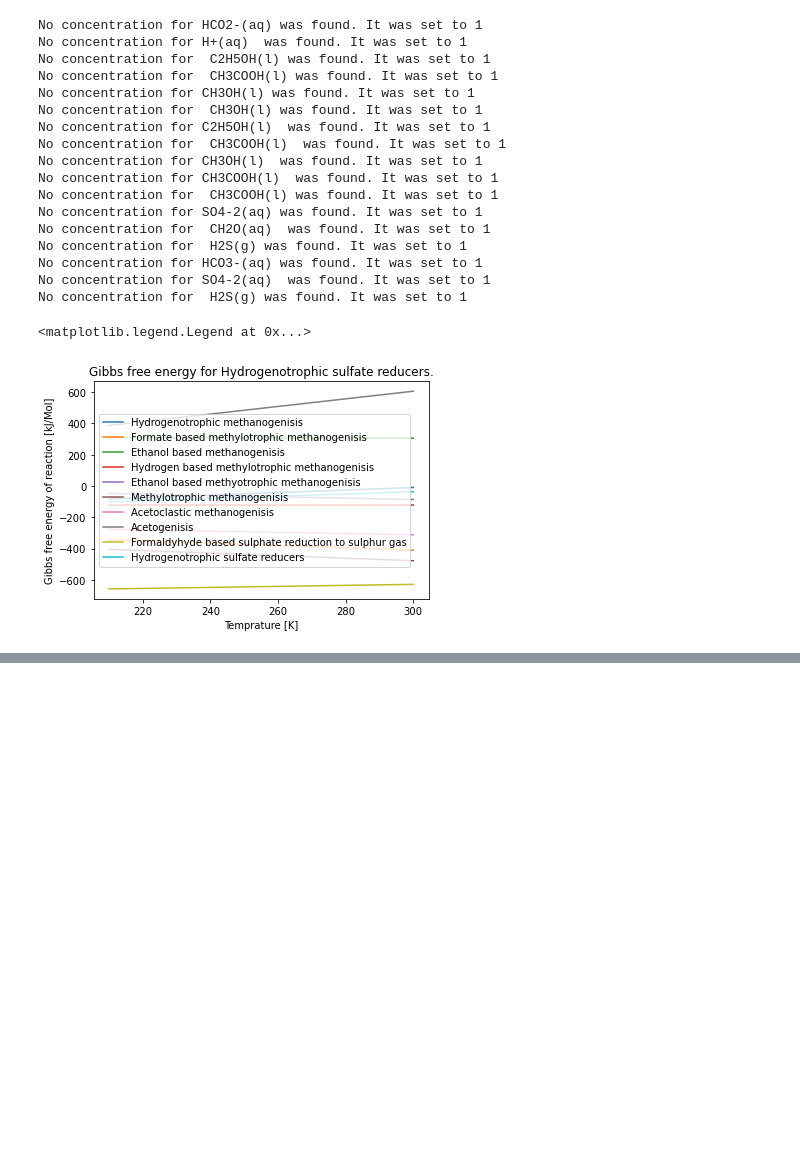
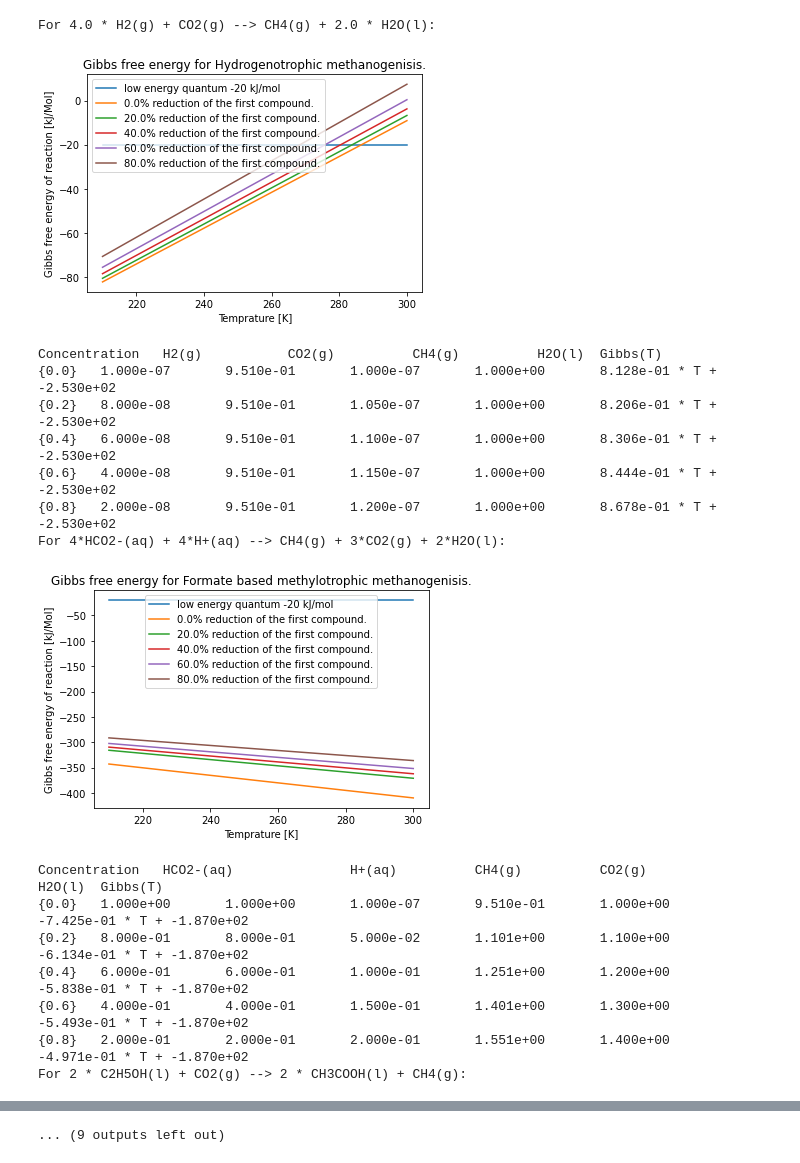
Before and after one commit to DylanDVerburg/GFEC, a Jupyter notebook: Gibsfreeenergy.ipynb, the cells around one changed output, grey strips where cells are left out. Saved outputs shown, nothing was run; the diff lists cells and outputs as text; code cells hidden in the pictures; blank space fills up the shorter version.

```diff
--- a/Gibsfreeenergy.ipynb
+++ b/Gibsfreeenergy.ipynb
@@ -124,6 +124,7 @@ class Gibbs_free_energy:
 
 ### Thermodynamic functions ###
     def define_G(self, reaction_matrix):
+
         #This function gives the initial G and H values
         #initialize
         dH = 0
@@ -136,6 +137,7 @@ class Gibbs_free_energy:
             #combine the energies to gain a reaction energy
             dH += reaction_matrix.Stoichiometry[i] * float(Gibbs_values[0])
             dG += reaction_matrix.Stoichiometry[i] * float(Gibbs_values[2])
+            #print(dG, dH)
         return dG, dH
 
     def T_C_comp_linear(self, reaction_matrix, d_G0S, d_H0S, T):
@@ -231,20 +233,24 @@ class Gibbs_free_energy:
         if title == "":
             title = "thin film" + reaction
 
-        plt.figure()
-        plt.title(f'Gibbs free energy for {title}.')
-        plt.plot((T[0], T[-1]),(-20, -20), label = 'low energy quantum -20 kJ/mol') #based on Müller et al 2017, less is possible, but no figure is given for this.
-
-        for i in range(len(sim_range)):
-            plt.plot(T, dGT[i], label = f'{sim_range[i] * 100}% reduction of the first compound.')
-
-        plt.ylabel("Gibbs free energy of reaction [kJ/Mol]")
-        plt.xlabel("Temprature [K]")
-        plt.legend()
+        if show == "d_out":
+            return dGT
 
         if show == "save":
             plt.savefig(f'GFE_C_range_{title}.png')
+
         if show == "show":
+            plt.figure()
+            plt.title(f'Gibbs free energy for {title}.')
+            plt.plot((T[0], T[-1]),(-20, -20), label = 'low energy quantum -20 kJ/mol') #based on Müller et al 2017, less is possible, but no figure is given for this.
+
+            for i in range(len(sim_range)):
+                plt.plot(T, dGT[i], label = f'{sim_range[i] * 100}% reduction of the first compound.')
+
+            plt.ylabel("Gibbs free energy of reaction [kJ/Mol]")
+            plt.xlabel("Temprature [K]")
+            plt.legend()
+
             print(f'For {reaction}:')
             plt.show()
 
@@ -287,8 +293,7 @@ class Gibbs_free_energy:
                 print("{:.3e}".format(a[i]), '* T +', "{:.3e}".format(b[i]), '\\\\')
             print("\end{tabular}")
             print("\end{table}")
-
-        print("")
+            print("")
 # %%
 #define bulk solution based on expirimental P-MRA version
 import numpy as np
@@ -352,30 +357,29 @@ MRA = Gibbs_free_energy(bulk_MRA)
 # %%
 #example calculations
 
 for i in range(len(reactions)):
     #MRA.check_reaction(reactions[i])
-    #MRA.thin_film_simulation(reactions[i], title = titles[i], steps = 5, C_diff = 0.2, Tmin = 210, Tmax = 300, warnings = False, show = 'save' )
-    MRA.plot_for_T(reactions[i], title = titles[i], Tmin = 210, Tmax = 300)
-plt.legend(loc = "center left")
+    MRA.thin_film_simulation(reactions[i], title = titles[i], steps = 5, C_diff = 0.2, Tmin = 210, Tmax = 300, warnings = False, show = 'show' )
+    #MRA.plot_for_T(reactions[i], title = titles[i], Tmin = 210, Tmax = 300)
+
+#plt.legend(loc = "center left")
 #MRA.check_reaction(reactions[0])
 #MRA.give_for_T(reaction, T = [308.15])
 # %% [output]
-No concentration for HCO2-(aq) was found. It was set to 1
-No concentration for H+(aq)  was found. It was set to 1
-No concentration for  C2H5OH(l) was found. It was set to 1
-No concentration for  CH3COOH(l) was found. It was set to 1
-No concentration for CH3OH(l) was found. It was set to 1
-No concentration for  CH3OH(l) was found. It was set to 1
-No concentration for C2H5OH(l)  was found. It was set to 1
-No concentration for  CH3COOH(l)  was found. It was set to 1
-No concentration for CH3OH(l)  was found. It was set to 1
-No concentration for CH3COOH(l)  was found. It was set to 1
-No concentration for  CH3COOH(l) was found. It was set to 1
-No concentration for SO4-2(aq) was found. It was set to 1
-No concentration for  CH2O(aq)  was found. It was set to 1
-No concentration for  H2S(g) was found. It was set to 1
-No concentration for HCO3-(aq) was found. It was set to 1
-No concentration for SO4-2(aq)  was found. It was set to 1
-No concentration for  H2S(g) was found. It was set to 1
+For 4.0 * H2(g) + CO2(g) --> CH4(g) + 2.0 * H2O(l):
+[figure, new version]
-<matplotlib.legend.Legend at 0x...>
+Concentration   H2(g)           CO2(g)          CH4(g)          H2O(l)  Gibbs(T)
+{0.0}   1.000e-07       9.510e-01       1.000e-07       1.000e+00       8.128e-01 * T + -2.530e+02
+{0.2}   8.000e-08       9.510e-01       1.050e-07       1.000e+00       8.206e-01 * T + -2.530e+02
+{0.4}   6.000e-08       9.510e-01       1.100e-07       1.000e+00       8.306e-01 * T + -2.530e+02
+{0.6}   4.000e-08       9.510e-01       1.150e-07       1.000e+00       8.444e-01 * T + -2.530e+02
+{0.8}   2.000e-08       9.510e-01       1.200e-07       1.000e+00       8.678e-01 * T + -2.530e+02
+For 4*HCO2-(aq) + 4*H+(aq) --> CH4(g) + 3*CO2(g) + 2*H2O(l):
-[figure, old version]
+[figure, added]
+Concentration   HCO2-(aq)               H+(aq)          CH4(g)          CO2(g)          H2O(l)  Gibbs(T)
+{0.0}   1.000e+00       1.000e+00       1.000e-07       9.510e-01       1.000e+00       -7.425e-01 * T + -1.870e+02
+{0.2}   8.000e-01       8.000e-01       5.000e-02       1.101e+00       1.100e+00       -6.134e-01 * T + -1.870e+02
+{0.4}   6.000e-01       6.000e-01       1.000e-01       1.251e+00       1.200e+00       -5.838e-01 * T + -1.870e+02
+{0.6}   4.000e-01       4.000e-01       1.500e-01       1.401e+00       1.300e+00       -5.493e-01 * T + -1.870e+02
+{0.8}   2.000e-01       2.000e-01       2.000e-01       1.551e+00       1.400e+00       -4.971e-01 * T + -1.870e+02
+For 2 * C2H5OH(l) + CO2(g) --> 2 * CH3COOH(l) + CH4(g):
@@ -381,0 +411 @@ No concentration for  H2S(g) was found. It was set to 1
+... (9 outputs left out)
```
Also changed, not shown: parts of 2 cells of this notebook.
